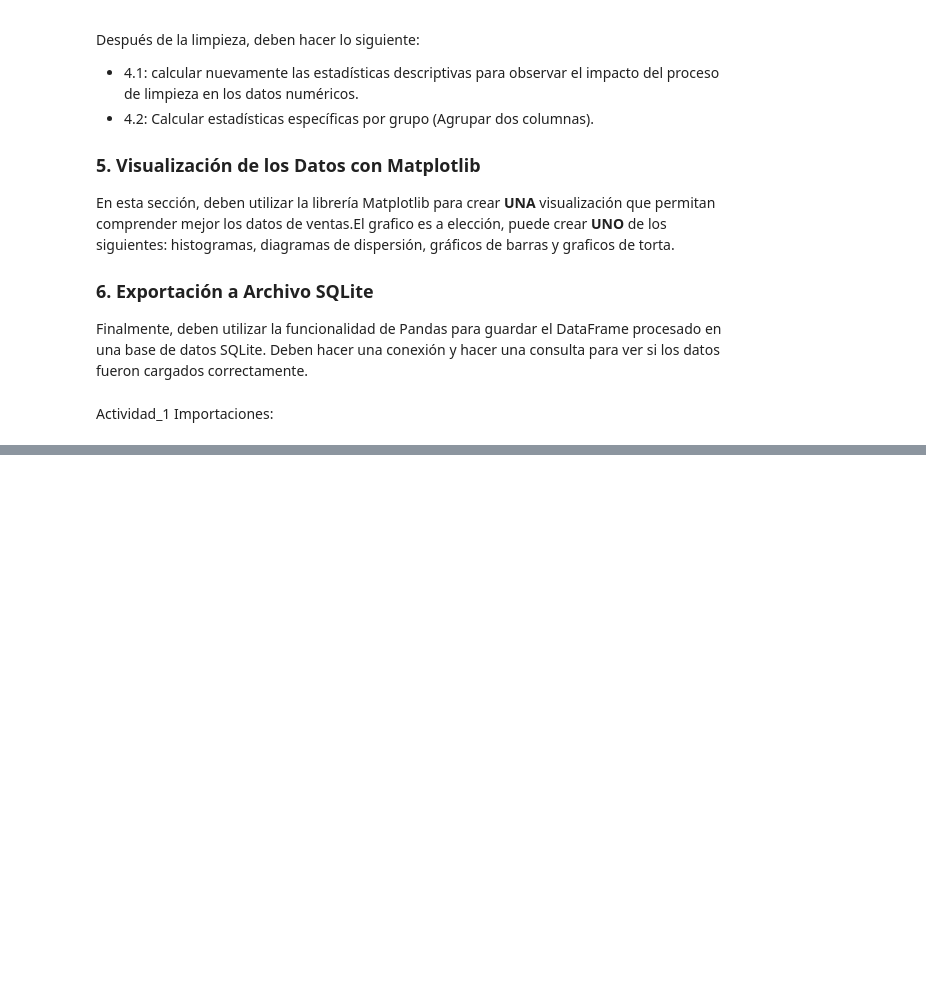
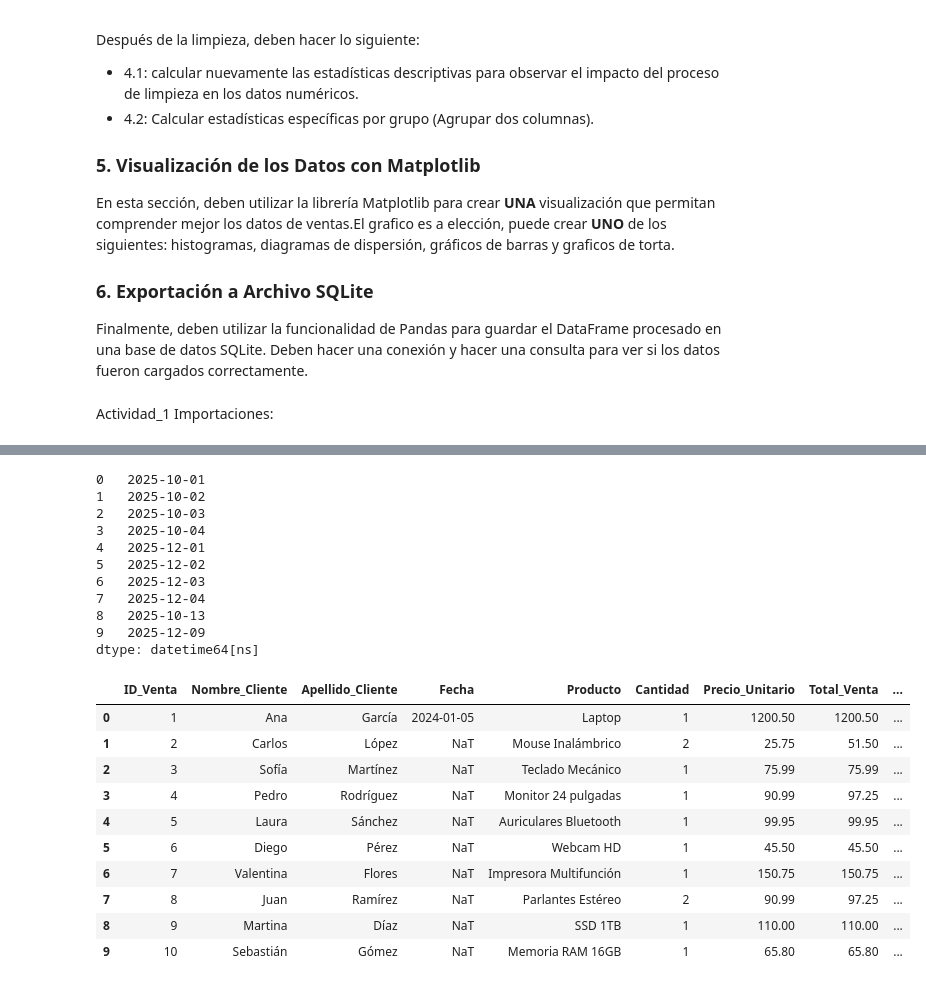
Before and after one commit to geraLv/Parcial_1_PCD_Vega_Gerardo, a Jupyter notebook: main (4).ipynb, the cells around one changed output, grey strips where cells are left out. Cells and saved outputs as stored; diff of their text form; code cells hidden in the pictures; blank space fills up the shorter version.

```diff
--- a/main (4).ipynb
+++ b/main (4).ipynb
@@ -84,0 +176,40 @@ NameError: name 'df' is not defined
+# %%
+#Comberitimos a la columna fecha en tipo datatime con to_datatime
+# df["Fecha"] = pd.to_datetime(df["Fecha"], errors="coerce")
+serie = ["2025-10-01", "2025-10-02", "2025-10-03", "2025-10-04", "01-12-2025", "2025-12-02", "2025-12-03", "2025-12-04", "13-10-2025", "09-12-2025"]
+
+
+serie = pd.Series(serie)
+
+serie1 = pd.to_datetime(serie, format="%Y-%m-%d", errors="coerce")
+serie2 = pd.to_datetime(serie, format="%d-%m-%Y", errors="coerce")
+
+
+serie_final = serie1.combine_first(serie2)
+
+
+print(serie_final)
+df.head(10)
+# %% [output]
+0   2025-10-01
+1   2025-10-02
+2   2025-10-03
+3   2025-10-04
+4   2025-12-01
+5   2025-12-02
+6   2025-12-03
+7   2025-12-04
+8   2025-10-13
+9   2025-12-09
+dtype: datetime64[ns]
+|  | ID_Venta | Nombre_Cliente | Apellido_Cliente | Fecha | Producto | Cantidad | Precio_Unitario | Total_Venta | ... |
+| 0 | 1 | Ana | García | 2024-01-05 | Laptop | 1 | 1200.50 | 1200.50 | ... |
+| 1 | 2 | Carlos | López | NaT | Mouse Inalámbrico | 2 | 25.75 | 51.50 | ... |
+| 2 | 3 | Sofía | Martínez | NaT | Teclado Mecánico | 1 | 75.99 | 75.99 | ... |
+| 3 | 4 | Pedro | Rodríguez | NaT | Monitor 24 pulgadas | 1 | 90.99 | 97.25 | ... |
+| 4 | 5 | Laura | Sánchez | NaT | Auriculares Bluetooth | 1 | 99.95 | 99.95 | ... |
+| 5 | 6 | Diego | Pérez | NaT | Webcam HD | 1 | 45.50 | 45.50 | ... |
+| 6 | 7 | Valentina | Flores | NaT | Impresora Multifunción | 1 | 150.75 | 150.75 | ... |
+| 7 | 8 | Juan | Ramírez | NaT | Parlantes Estéreo | 2 | 90.99 | 97.25 | ... |
+| 8 | 9 | Martina | Díaz | NaT | SSD 1TB | 1 | 110.00 | 110.00 | ... |
+| 9 | 10 | Sebastián | Gómez | NaT | Memoria RAM 16GB | 1 | 65.80 | 65.80 | ... |
```
Also changed, not shown: parts of 14 cells of this notebook.
